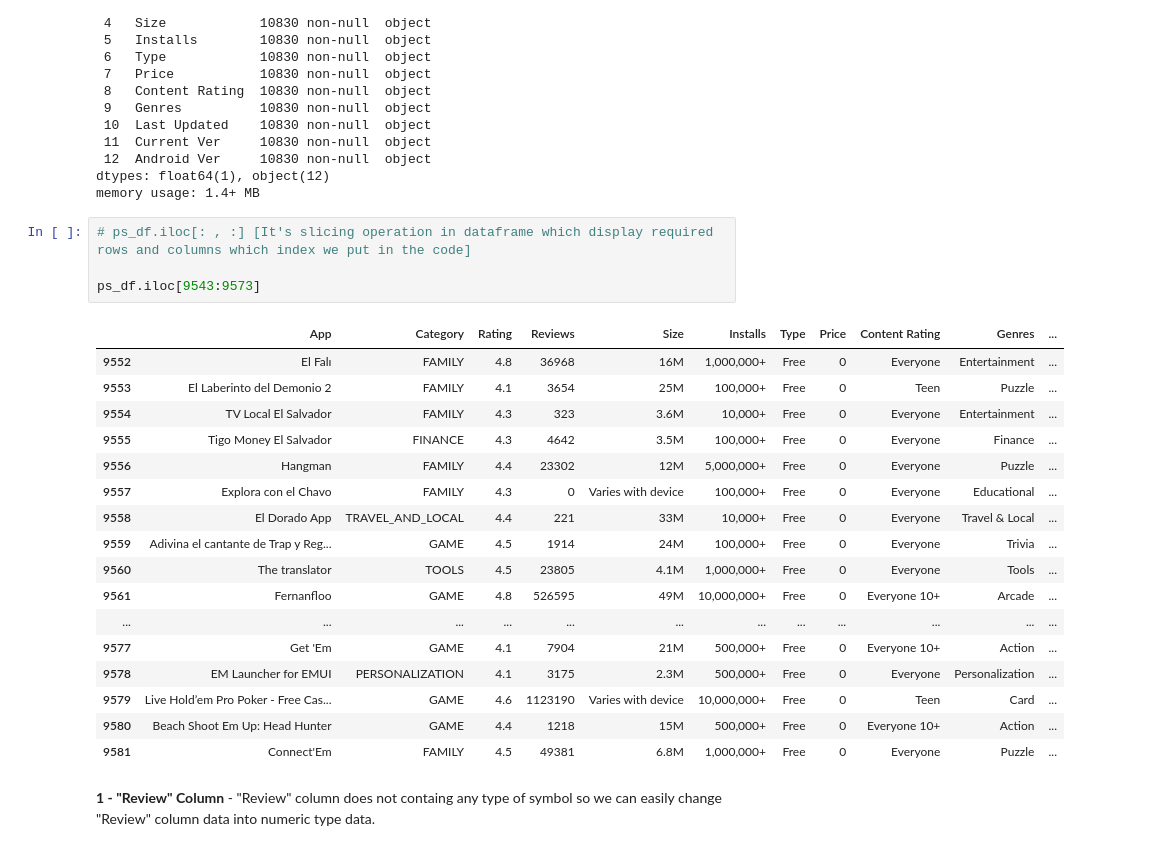
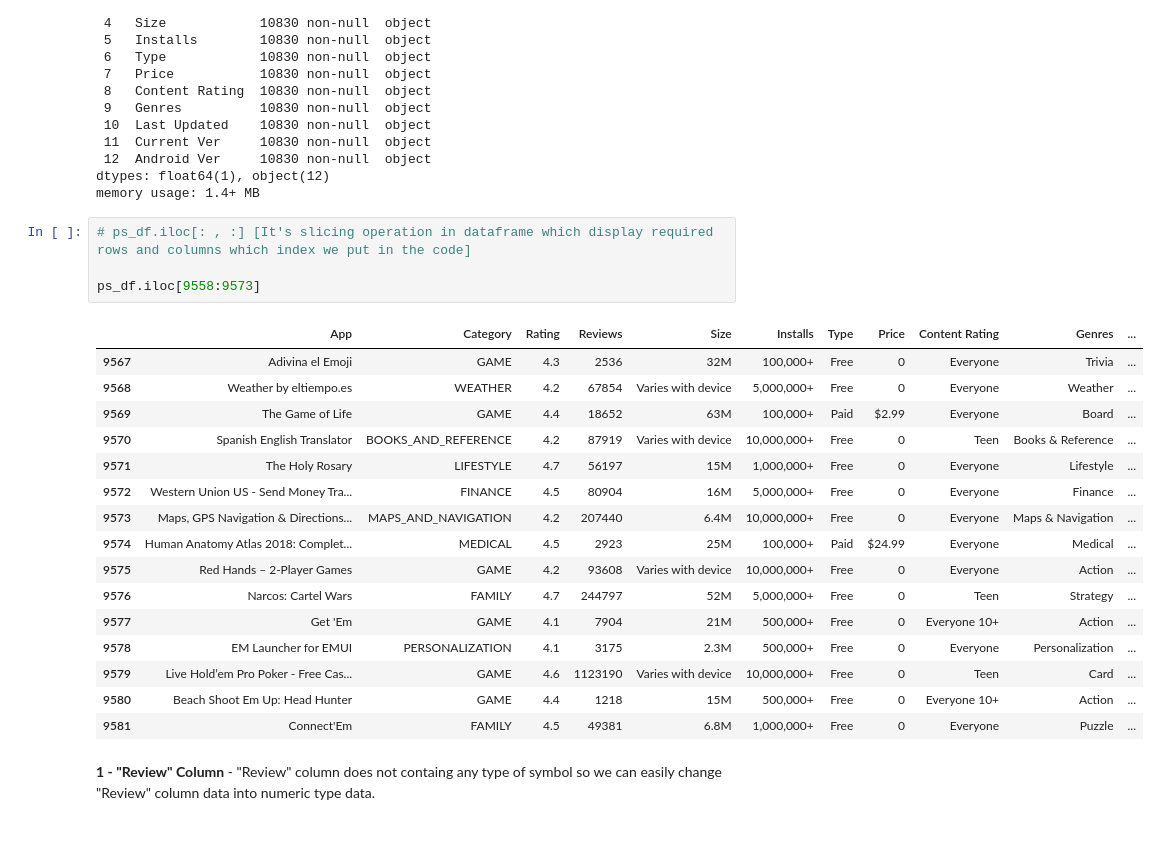
Before and after one commit to Yogendra-ramnani/-Capstone-Project---Play-Store-App-Review-Analysis, a Jupyter notebook: Capstone_Project_Play_Store_App_Review_Analysis_by_yogendra.ipynb, the cells around one changed output. Cells and saved outputs as stored; diff of their text form.

```diff
--- a/Capstone_Project_Play_Store_App_Review_Analysis_by_yogendra.ipynb
+++ b/Capstone_Project_Play_Store_App_Review_Analysis_by_yogendra.ipynb
@@ -501,20 +501,19 @@ memory usage: 1.4+ MB
 # %%
 # ps_df.iloc[: , :] [It's slicing operation in dataframe which display required rows and columns which index we put in the code]
 
-ps_df.iloc[9543:9573]
+ps_df.iloc[9558:9573]
 # %% [output]
 |  | App | Category | Rating | Reviews | Size | Installs | Type | Price | Content Rating | Genres | ... |
-| 9552 | El Falı | FAMILY | 4.8 | 36968 | 16M | 1,000,000+ | Free | 0 | Everyone | Entertainment | ... |
-| 9553 | El Laberinto del Demonio 2 | FAMILY | 4.1 | 3654 | 25M | 100,000+ | Free | 0 | Teen | Puzzle | ... |
-| 9554 | TV Local El Salvador | FAMILY | 4.3 | 323 | 3.6M | 10,000+ | Free | 0 | Everyone | Entertainment | ... |
-| 9555 | Tigo Money El Salvador | FINANCE | 4.3 | 4642 | 3.5M | 100,000+ | Free | 0 | Everyone | Finance | ... |
-| 9556 | Hangman | FAMILY | 4.4 | 23302 | 12M | 5,000,000+ | Free | 0 | Everyone | Puzzle | ... |
-| 9557 | Explora con el Chavo | FAMILY | 4.3 | 0 | Varies with device | 100,000+ | Free | 0 | Everyone | Educational | ... |
-| 9558 | El Dorado App | TRAVEL_AND_LOCAL | 4.4 | 221 | 33M | 10,000+ | Free | 0 | Everyone | Travel & Local | ... |
-| 9559 | Adivina el cantante de Trap y Reg... | GAME | 4.5 | 1914 | 24M | 100,000+ | Free | 0 | Everyone | Trivia | ... |
-| 9560 | The translator | TOOLS | 4.5 | 23805 | 4.1M | 1,000,000+ | Free | 0 | Everyone | Tools | ... |
-| 9561 | Fernanfloo | GAME | 4.8 | 526595 | 49M | 10,000,000+ | Free | 0 | Everyone 10+ | Arcade | ... |
-| ... | ... | ... | ... | ... | ... | ... | ... | ... | ... | ... | ... |
+| 9567 | Adivina el Emoji | GAME | 4.3 | 2536 | 32M | 100,000+ | Free | 0 | Everyone | Trivia | ... |
+| 9568 | Weather by eltiempo.es | WEATHER | 4.2 | 67854 | Varies with device | 5,000,000+ | Free | 0 | Everyone | Weather | ... |
+| 9569 | The Game of Life | GAME | 4.4 | 18652 | 63M | 100,000+ | Paid | $2.99 | Everyone | Board | ... |
+| 9570 | Spanish English Translator | BOOKS_AND_REFERENCE | 4.2 | 87919 | Varies with device | 10,000,000+ | Free | 0 | Teen | Books & Reference | ... |
+| 9571 | The Holy Rosary | LIFESTYLE | 4.7 | 56197 | 15M | 1,000,000+ | Free | 0 | Everyone | Lifestyle | ... |
+| 9572 | Western Union US - Send Money Tra... | FINANCE | 4.5 | 80904 | 16M | 5,000,000+ | Free | 0 | Everyone | Finance | ... |
+| 9573 | Maps, GPS Navigation & Directions... | MAPS_AND_NAVIGATION | 4.2 | 207440 | 6.4M | 10,000,000+ | Free | 0 | Everyone | Maps & Navigation | ... |
+| 9574 | Human Anatomy Atlas 2018: Complet... | MEDICAL | 4.5 | 2923 | 25M | 100,000+ | Paid | $24.99 | Everyone | Medical | ... |
+| 9575 | Red Hands – 2-Player Games | GAME | 4.2 | 93608 | Varies with device | 10,000,000+ | Free | 0 | Everyone | Action | ... |
+| 9576 | Narcos: Cartel Wars | FAMILY | 4.7 | 244797 | 52M | 5,000,000+ | Free | 0 | Teen | Strategy | ... |
 | 9577 | Get 'Em | GAME | 4.1 | 7904 | 21M | 500,000+ | Free | 0 | Everyone 10+ | Action | ... |
 | 9578 | EM Launcher for EMUI | PERSONALIZATION | 4.1 | 3175 | 2.3M | 500,000+ | Free | 0 | Everyone | Personalization | ... |
 | 9579 | Live Hold’em Pro Poker - Free Cas... | GAME | 4.6 | 1123190 | Varies with device | 10,000,000+ | Free | 0 | Teen | Card | ... |
```
Also changed, not shown: parts of 23 cells of this notebook.
